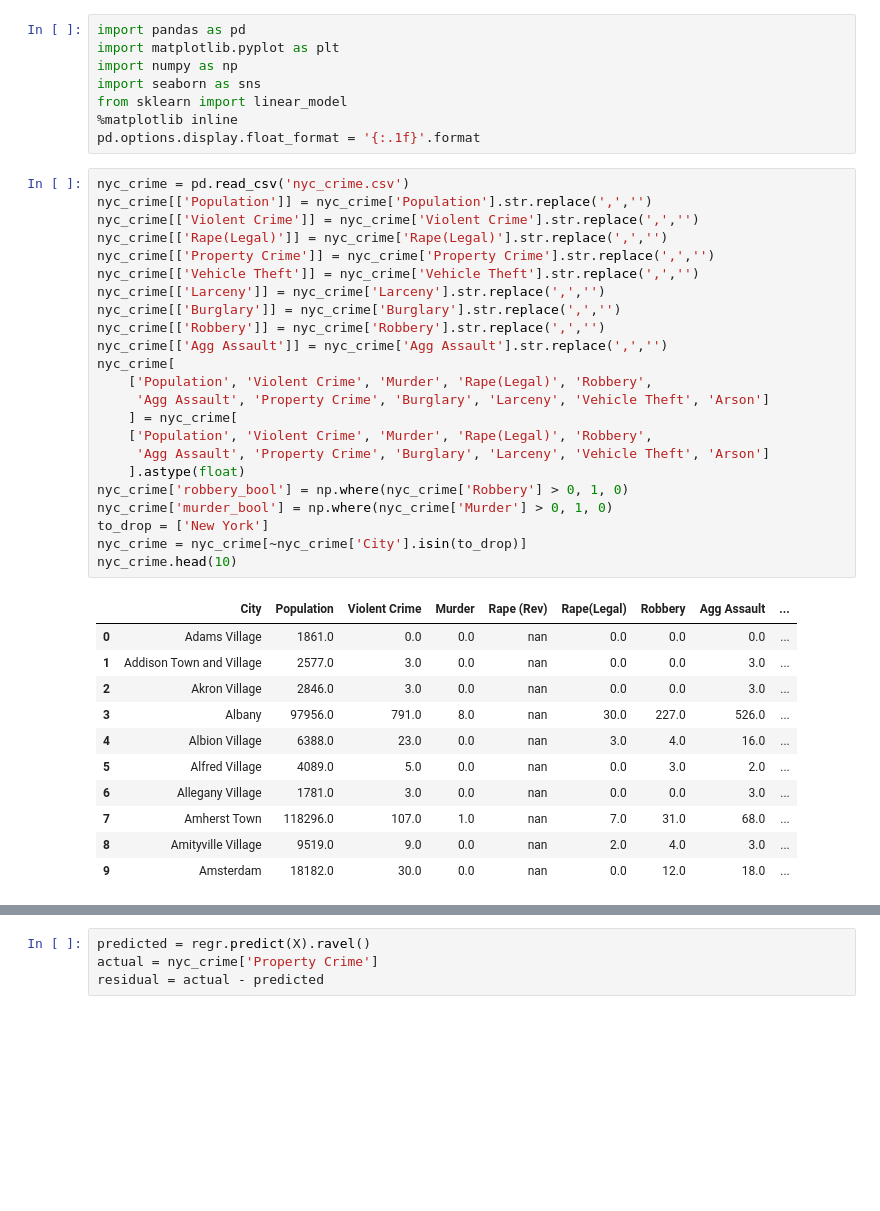
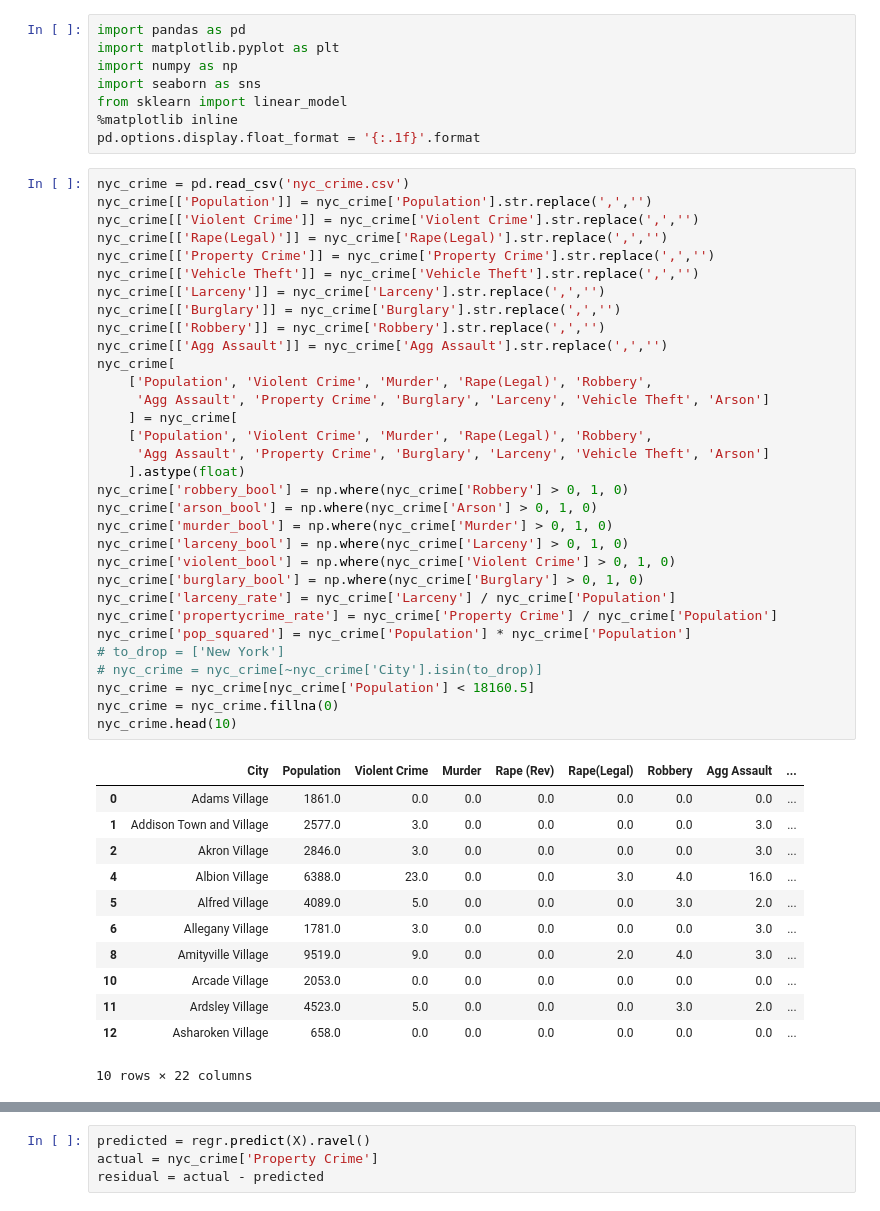
Before and after one commit to micsab/thinkful_files, a Jupyter notebook: unit_2/lesson_4/nyc_crime_model.ipynb, the cells around one changed output, grey strips where cells are left out. Saved outputs shown, nothing was run; the diff lists cells and outputs as text; blank space fills up the shorter version.

```diff
--- a/unit_2/lesson_4/nyc_crime_model.ipynb
+++ b/unit_2/lesson_4/nyc_crime_model.ipynb
@@ -9,38 +9,48 @@ pd.options.display.float_format = '{:.1f}'.format
 # %%
 nyc_crime = pd.read_csv('nyc_crime.csv')
 nyc_crime[['Population']] = nyc_crime['Population'].str.replace(',','')
 nyc_crime[['Violent Crime']] = nyc_crime['Violent Crime'].str.replace(',','')
 nyc_crime[['Rape(Legal)']] = nyc_crime['Rape(Legal)'].str.replace(',','')
 nyc_crime[['Property Crime']] = nyc_crime['Property Crime'].str.replace(',','')
 nyc_crime[['Vehicle Theft']] = nyc_crime['Vehicle Theft'].str.replace(',','')
 nyc_crime[['Larceny']] = nyc_crime['Larceny'].str.replace(',','')
 nyc_crime[['Burglary']] = nyc_crime['Burglary'].str.replace(',','')
 nyc_crime[['Robbery']] = nyc_crime['Robbery'].str.replace(',','')
 nyc_crime[['Agg Assault']] = nyc_crime['Agg Assault'].str.replace(',','')
 nyc_crime[
     ['Population', 'Violent Crime', 'Murder', 'Rape(Legal)', 'Robbery',
      'Agg Assault', 'Property Crime', 'Burglary', 'Larceny', 'Vehicle Theft', 'Arson']
     ] = nyc_crime[
     ['Population', 'Violent Crime', 'Murder', 'Rape(Legal)', 'Robbery',
      'Agg Assault', 'Property Crime', 'Burglary', 'Larceny', 'Vehicle Theft', 'Arson']
     ].astype(float)
 nyc_crime['robbery_bool'] = np.where(nyc_crime['Robbery'] > 0, 1, 0)
+nyc_crime['arson_bool'] = np.where(nyc_crime['Arson'] > 0, 1, 0)
 nyc_crime['murder_bool'] = np.where(nyc_crime['Murder'] > 0, 1, 0)
-to_drop = ['New York']
-nyc_crime = nyc_crime[~nyc_crime['City'].isin(to_drop)]
+nyc_crime['larceny_bool'] = np.where(nyc_crime['Larceny'] > 0, 1, 0)
+nyc_crime['violent_bool'] = np.where(nyc_crime['Violent Crime'] > 0, 1, 0)
+nyc_crime['burglary_bool'] = np.where(nyc_crime['Burglary'] > 0, 1, 0)
+nyc_crime['larceny_rate'] = nyc_crime['Larceny'] / nyc_crime['Population']
+nyc_crime['propertycrime_rate'] = nyc_crime['Property Crime'] / nyc_crime['Population']
+nyc_crime['pop_squared'] = nyc_crime['Population'] * nyc_crime['Population']
+# to_drop = ['New York']
+# nyc_crime = nyc_crime[~nyc_crime['City'].isin(to_drop)]
+nyc_crime = nyc_crime[nyc_crime['Population'] < 18160.5]
+nyc_crime = nyc_crime.fillna(0)
 nyc_crime.head(10)
 # %% [output]
 |  | City | Population | Violent Crime | Murder | Rape (Rev) | Rape(Legal) | Robbery | Agg Assault | ... |
-| 0 | Adams Village | 1861.0 | 0.0 | 0.0 | nan | 0.0 | 0.0 | 0.0 | ... |
-| 1 | Addison Town and Village | 2577.0 | 3.0 | 0.0 | nan | 0.0 | 0.0 | 3.0 | ... |
-| 2 | Akron Village | 2846.0 | 3.0 | 0.0 | nan | 0.0 | 0.0 | 3.0 | ... |
-| 3 | Albany | 97956.0 | 791.0 | 8.0 | nan | 30.0 | 227.0 | 526.0 | ... |
-| 4 | Albion Village | 6388.0 | 23.0 | 0.0 | nan | 3.0 | 4.0 | 16.0 | ... |
-| 5 | Alfred Village | 4089.0 | 5.0 | 0.0 | nan | 0.0 | 3.0 | 2.0 | ... |
-| 6 | Allegany Village | 1781.0 | 3.0 | 0.0 | nan | 0.0 | 0.0 | 3.0 | ... |
-| 7 | Amherst Town | 118296.0 | 107.0 | 1.0 | nan | 7.0 | 31.0 | 68.0 | ... |
-| 8 | Amityville Village | 9519.0 | 9.0 | 0.0 | nan | 2.0 | 4.0 | 3.0 | ... |
-| 9 | Amsterdam | 18182.0 | 30.0 | 0.0 | nan | 0.0 | 12.0 | 18.0 | ... |
+| 0 | Adams Village | 1861.0 | 0.0 | 0.0 | 0.0 | 0.0 | 0.0 | 0.0 | ... |
+| 1 | Addison Town and Village | 2577.0 | 3.0 | 0.0 | 0.0 | 0.0 | 0.0 | 3.0 | ... |
+| 2 | Akron Village | 2846.0 | 3.0 | 0.0 | 0.0 | 0.0 | 0.0 | 3.0 | ... |
+| 4 | Albion Village | 6388.0 | 23.0 | 0.0 | 0.0 | 3.0 | 4.0 | 16.0 | ... |
+| 5 | Alfred Village | 4089.0 | 5.0 | 0.0 | 0.0 | 0.0 | 3.0 | 2.0 | ... |
+| 6 | Allegany Village | 1781.0 | 3.0 | 0.0 | 0.0 | 0.0 | 0.0 | 3.0 | ... |
+| 8 | Amityville Village | 9519.0 | 9.0 | 0.0 | 0.0 | 2.0 | 4.0 | 3.0 | ... |
+| 10 | Arcade Village | 2053.0 | 0.0 | 0.0 | 0.0 | 0.0 | 0.0 | 0.0 | ... |
+| 11 | Ardsley Village | 4523.0 | 5.0 | 0.0 | 0.0 | 0.0 | 3.0 | 2.0 | ... |
+| 12 | Asharoken Village | 658.0 | 0.0 | 0.0 | 0.0 | 0.0 | 0.0 | 0.0 | ... |
+10 rows × 22 columns
 # %%
 regr = linear_model.LinearRegression()
 # Mentor Q, why the reshape?
```
Also changed, not shown: parts of 5 cells of this notebook.
